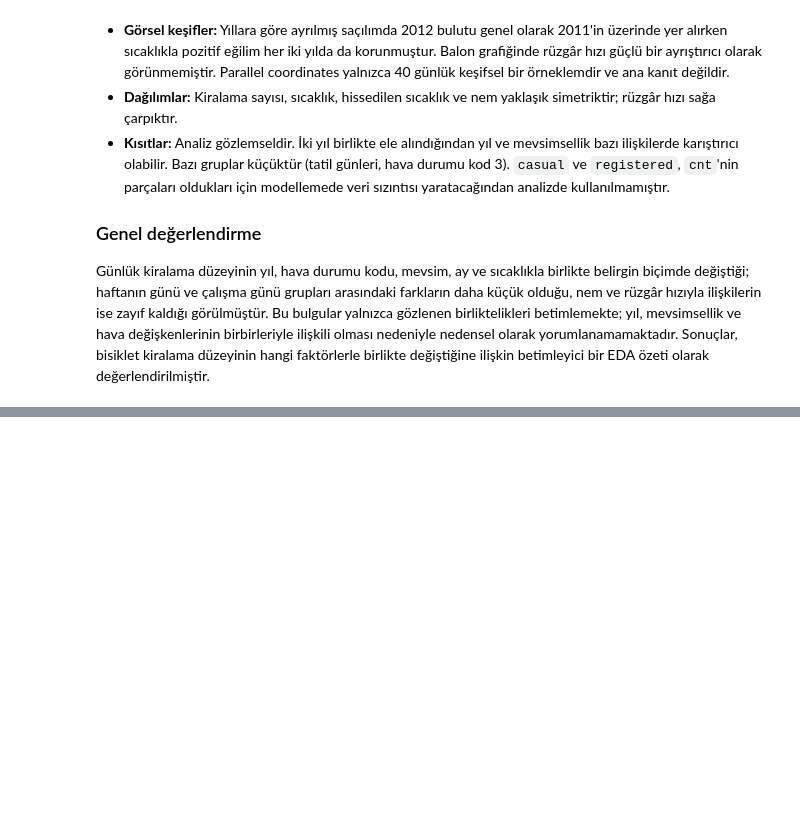
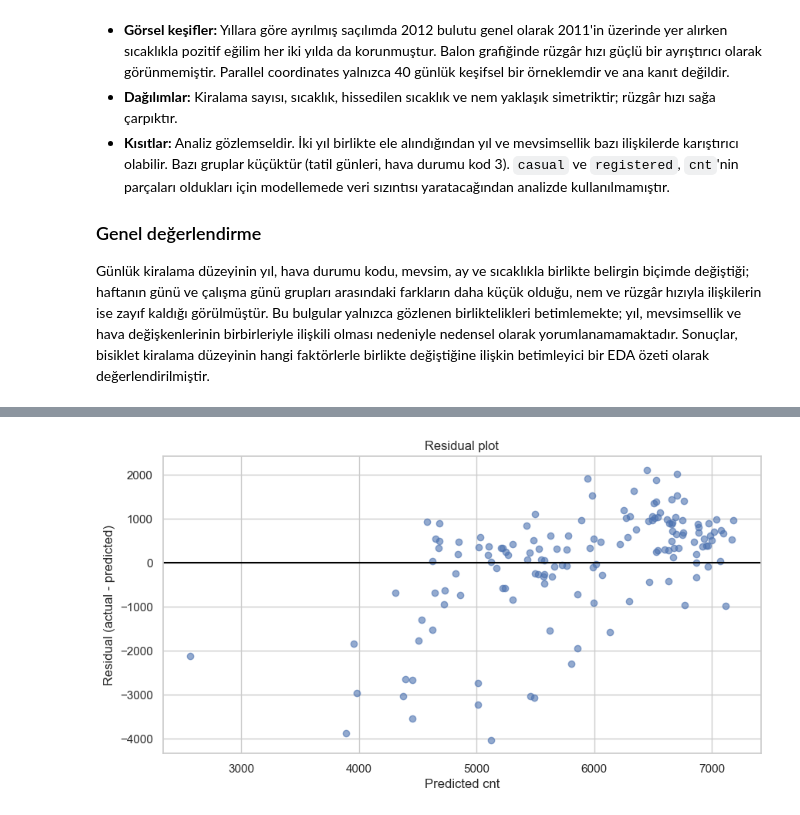
Before and after one commit to husnaaydn/bike-sharing-eda-project, a Jupyter notebook: bike_sharing_project.ipynb, the cells around one changed output, grey strips where cells are left out. Saved outputs shown, nothing was run; the diff lists cells and outputs as text; code cells hidden in the pictures; blank space fills up the shorter version.

```diff
--- a/bike_sharing_project.ipynb
+++ b/bike_sharing_project.ipynb
@@ -1462,0 +1689,22 @@ Günlük kiralama düzeyinin yıl, hava durumu kodu, mevsim, ay ve sıcaklıkla
+# %%
+comparison["residual"] = (
+    comparison["actual_cnt"] - comparison["predicted_cnt"]
+)
+
+fig, ax = plt.subplots(figsize=(10, 5))
+
+ax.scatter(
+    comparison["predicted_cnt"],
+    comparison["residual"],
+    alpha=0.6
+)
+
+ax.axhline(0, color="black")
+
+ax.set_xlabel("Predicted cnt")
+ax.set_ylabel("Residual (actual - predicted)")
+ax.set_title("Residual plot")
+
+plt.show()
+# %% [output]
+[figure, added]
```
Also changed, not shown: parts of 22 cells of this notebook, 2 other files.
